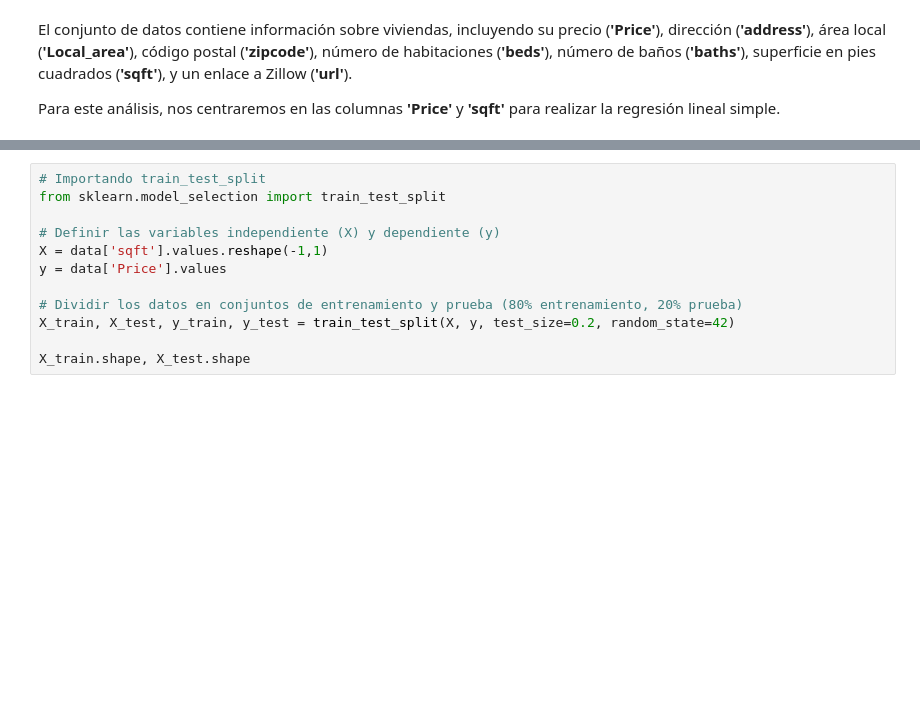
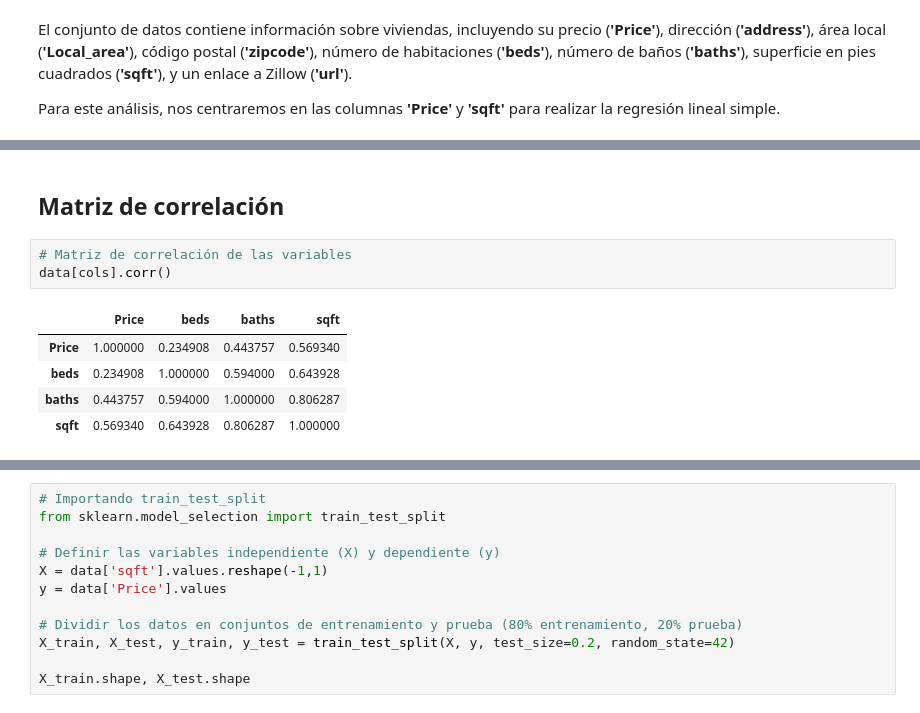
Before and after one commit to JuanRaul23/portafolio-ciencia-de-datos, a Jupyter notebook: regresion_simple_arizona_houses_2021.ipynb, the cells around one changed output, grey strips where cells are left out. Saved outputs shown, nothing was run; the diff lists cells and outputs as text; blank space fills up the shorter version.

```diff
--- a/regresion_simple_arizona_houses_2021.ipynb
+++ b/regresion_simple_arizona_houses_2021.ipynb
@@ -30,0 +46,11 @@ Para este análisis, nos centraremos en las columnas **'Price'** y **'sqft'** pa
+# %% [markdown]
+## Matriz de correlación
+# %%
+# Matriz de correlación de las variables
+data[cols].corr()
+# %% [output]
+|  | Price | beds | baths | sqft |
+| Price | 1.000000 | 0.234908 | 0.443757 | 0.569340 |
+| beds | 0.234908 | 1.000000 | 0.594000 | 0.643928 |
+| baths | 0.443757 | 0.594000 | 1.000000 | 0.806287 |
+| sqft | 0.569340 | 0.643928 | 0.806287 | 1.000000 |
```
Also changed, not shown: parts of 14 cells of this notebook.
